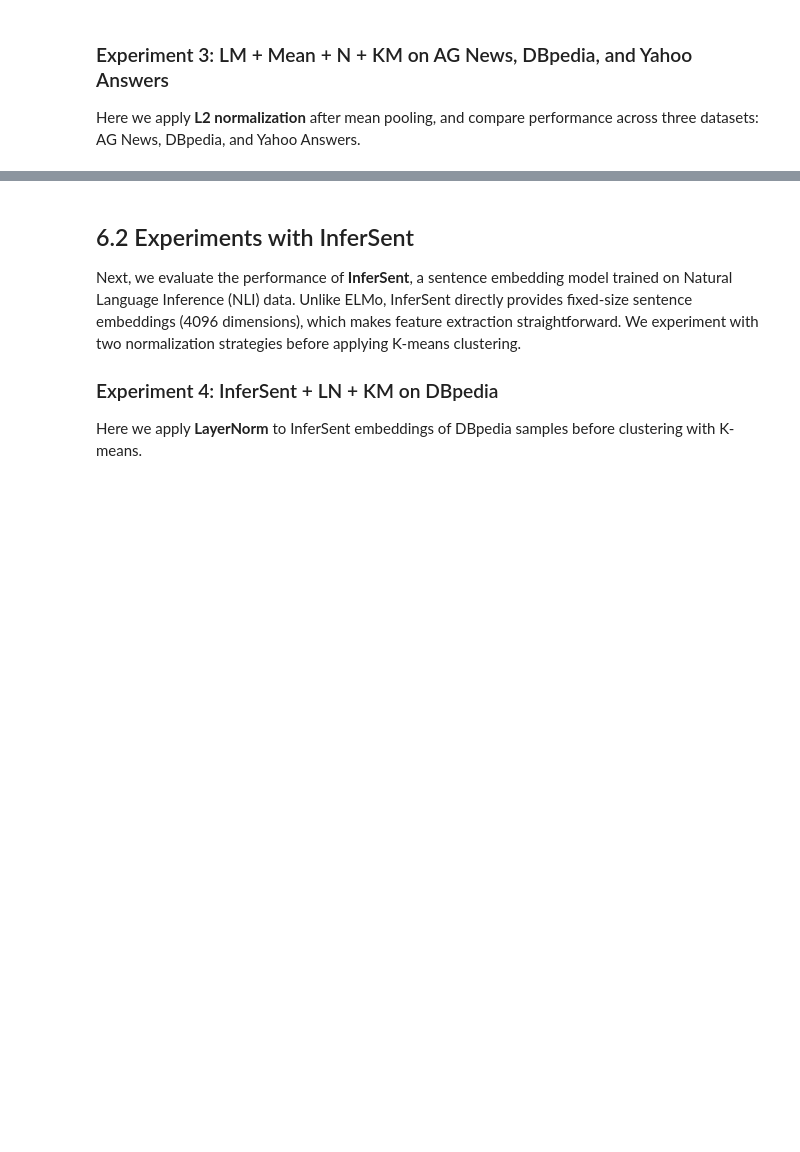
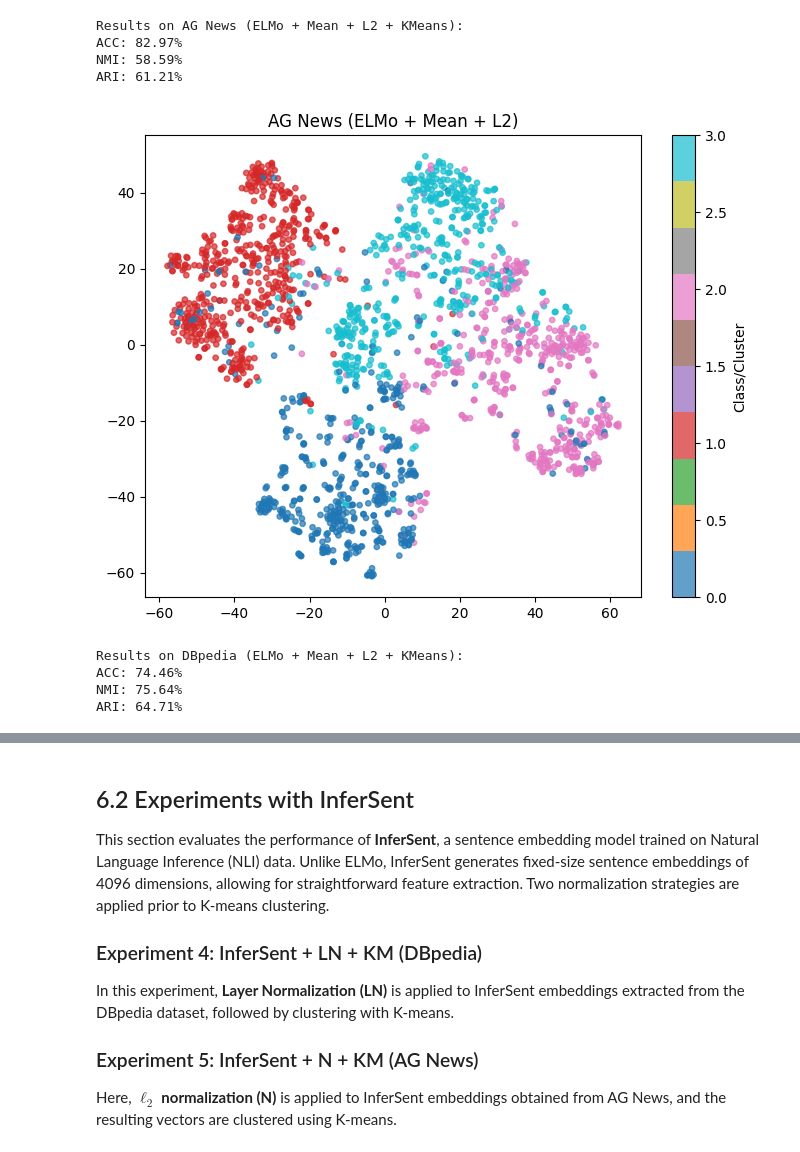
Before and after one commit to digesaremarco/Deep_Feature-Based_Text_Clustering, a Jupyter notebook: text_clustering.ipynb, the cells around one changed output, grey strips where cells are left out. Drawn from its saved outputs; the diff is of its cells as text; code cells hidden in the pictures; blank space fills up the shorter version.

```diff
--- a/text_clustering.ipynb
+++ b/text_clustering.ipynb
@@ -405,14 +405,0 @@ def load_subset(dataset, n_per_class=1000, classes=10, label_key='label'):
-# %%
-def load_dbpedia(n_per_class=1000):
-    """
-    Load and preprocess DBpedia dataset.
-
-    Args:
-        n_per_class (int): Number of samples per class to load.
-
-    Returns:
-        texts (list of str): List of documents.
-        labels (list of int): Corresponding class labels.
-    """
-    dataset = load_dataset('dbpedia_14', split='train')
-    return load_subset(dataset, n_per_class, classes=14, label_key='label')
@@ -575,27 +583,33 @@ visualize_features(X_norm, labels, title='DBpedia (ELMo + Mean + Identity)')
-# %% [markdown]
-
-### Experiment 3: LM + Mean + N + KM on AG News, DBpedia, and Yahoo Answers
-Here we apply **L2 normalization** after mean pooling, and compare performance across three datasets: AG News, DBpedia, and Yahoo Answers.
 # %%
 # Experiment 3: LM + Mean + N + KM on AG News, DBpedia, and Yahoo Answers
-for dataset_name, load_func, n_clusters in [
-    ('AG News', load_ag_news, 4),
-    ('DBpedia', load_dbpedia, 14),
-    ('Yahoo Answers', load_yahoo, 10)
+for dataset_name, load_func, n_clusters, n_samples in [
+    ('AG News', load_agnews, 4, 1000),
+    ('DBpedia', load_dbpedia, 14, 1000),
+    #('Yahoo Answers', load_yahoo, 10, 1000) # too big for Colab
 ]:
-    texts, labels = load_func(n_per_class=1000)
+    texts, labels = load_func(n_per_class=n_samples)
     X = extract_features(texts, model='elmo', pooling='mean')
     X_norm = normalize_features(X, method="l2")
     y_pred, _ = cluster_features(X_norm, n_clusters=n_clusters)
 
     acc = clustering_accuracy(labels, y_pred)
     nmi = clustering_nmi(labels, y_pred)
     ari = clustering_ari(labels, y_pred)
 
     print(f"Results on {dataset_name} (ELMo + Mean + L2 + KMeans):")
     print(f"ACC: {acc*100:.2f}%")
     print(f"NMI: {nmi*100:.2f}%")
     print(f"ARI: {ari*100:.2f}%")
 
     # Plot feature visualization
     visualize_features(X_norm, labels, title=f'{dataset_name} (ELMo + Mean + L2)')
+# %% [output]
+Results on AG News (ELMo + Mean + L2 + KMeans):
+ACC: 82.97%
+NMI: 58.59%
+ARI: 61.21%
+[figure, added]
+Results on DBpedia (ELMo + Mean + L2 + KMeans):
+ACC: 74.46%
+NMI: 75.64%
+ARI: 64.71%
@@ -602,9 +617,12 @@ for dataset_name, load_func, n_clusters in [
 # %% [markdown]
 ## 6.2 Experiments with InferSent
 
-Next, we evaluate the performance of **InferSent**, a sentence embedding model trained on Natural Language Inference (NLI) data.
-Unlike ELMo, InferSent directly provides fixed-size sentence embeddings (4096 dimensions), which makes feature extraction straightforward.
-We experiment with two normalization strategies before applying K-means clustering.
+This section evaluates the performance of **InferSent**, a sentence embedding model trained on Natural Language Inference (NLI) data. Unlike ELMo, InferSent generates fixed-size sentence embeddings of 4096 dimensions, allowing for straightforward feature extraction. Two normalization strategies are applied prior to K-means clustering.
 
-### Experiment 4: InferSent + LN + KM on DBpedia
-Here we apply **LayerNorm** to InferSent embeddings of DBpedia samples before clustering with K-means.
+### Experiment 4: InferSent + LN + KM (DBpedia)
+
+In this experiment, **Layer Normalization (LN)** is applied to InferSent embeddings extracted from the DBpedia dataset, followed by clustering with K-means.
+
+### Experiment 5: InferSent + N + KM (AG News)
+
+Here, **$\ell_2$ normalization (N)** is applied to InferSent embeddings obtained from AG News, and the resulting vectors are clustered using K-means.
```
Also changed, not shown: parts of 41 cells of this notebook.
